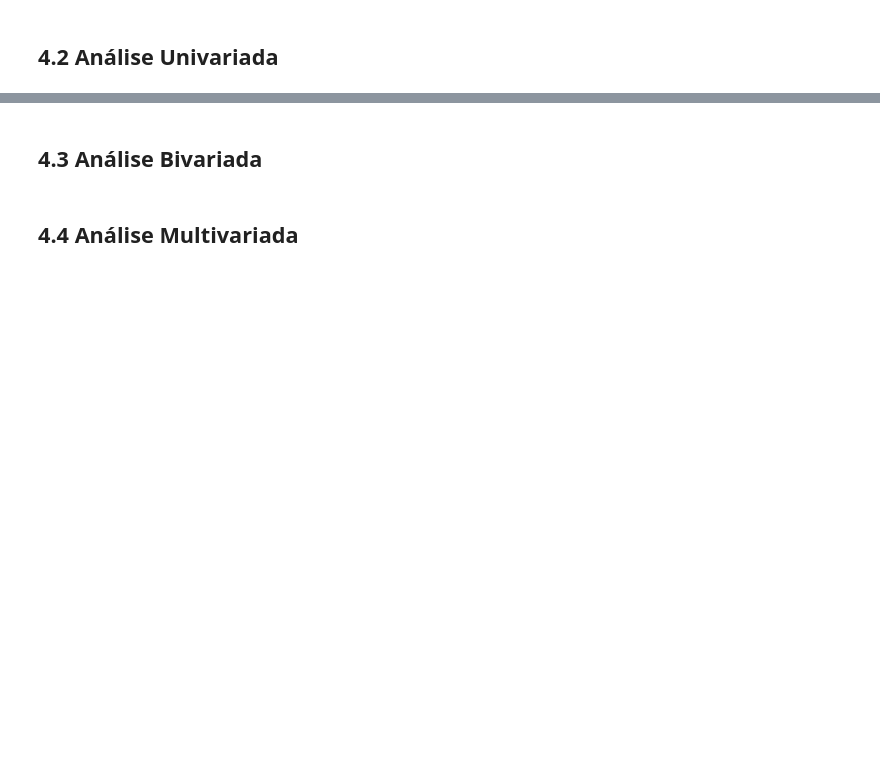
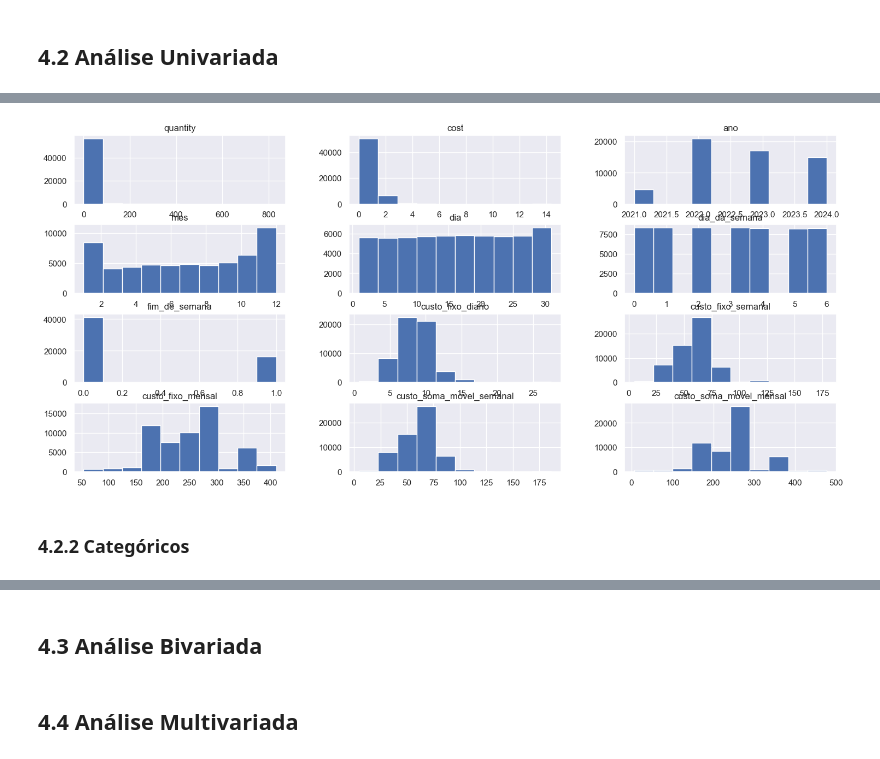
Before and after one commit to Gabrielnbr/modelo_unicin, a Jupyter notebook: notebooks/4_0_eda_pos_fe.ipynb, the cells around one changed output, grey strips where cells are left out. Drawn from its saved outputs; the diff is of its cells as text; code cells hidden in the pictures; blank space fills up the shorter version.

```diff
--- a/notebooks/4_0_eda_pos_fe.ipynb
+++ b/notebooks/4_0_eda_pos_fe.ipynb
@@ -38,3 +38,8 @@ jupyter_settings()
 # %% [output]
 %pylab is deprecated, use %matplotlib inline and import the required libraries.
 Populating the interactive namespace from numpy and matplotlib
+# %%
+def abrir_arquivo()-> pd.DataFrame:
+    with open(f"{__CAMINHO_INTERIM}{__NOME_ARQUIVO_IMPORTAR}","rb") as arquivo:
+        df = pickle.load(arquivo)
+    return df
@@ -50,0 +78,2 @@ df.sample(2)
+# %%
+df = abrir_arquivo()
@@ -59,2 +128,5 @@ O valor
 # %% [markdown]
 ## 4.2 Análise Univariada
+# %%
+df_numerico = df.select_dtypes(include=['int64', 'int32', 'float64'])
+df_categorico = df.select_dtypes(exclude=['int64', 'int32', 'float64','datetime64[ns]'])
@@ -60,0 +151,6 @@ O valor
+# %%
+df_numerico.hist();
+# %% [output]
+[figure, added]
+# %% [markdown]
+### 4.2.2 Categóricos
```
Also changed, not shown: parts of 13 cells of this notebook.
